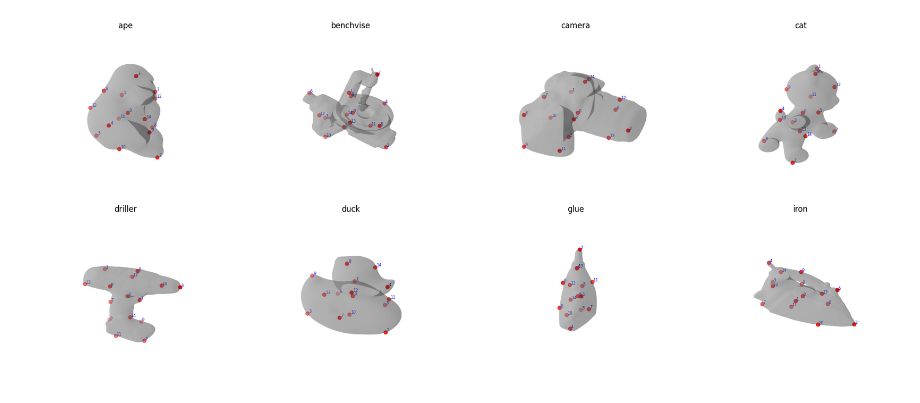
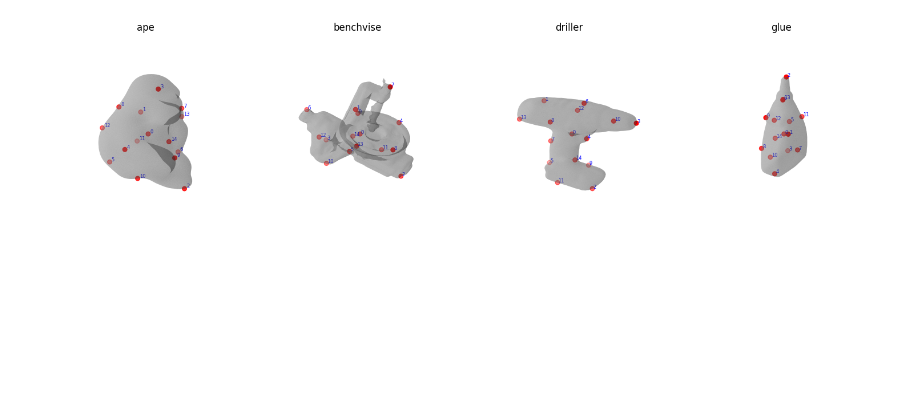
Before and after one commit to loveakinlesi/Robust6DNet, a Jupyter notebook: evaluation/validations/keypoints_3d.ipynb, the cells around one changed output. Drawn from its saved outputs; the diff is of its cells as text; code cells hidden in the pictures; blank space fills up the shorter version.

```diff
--- a/evaluation/validations/keypoints_3d.ipynb
+++ b/evaluation/validations/keypoints_3d.ipynb
@@ -25,7 +25,7 @@ LINEMOD_CLASSES = {
 }
 # %%
 def visualize_multiple_objects(obj_ids):
-    fig = plt.figure(figsize=(20, 8))
+    fig = plt.figure(figsize=(15, 15))
 
     for idx, obj_id in enumerate(obj_ids):
         model_path = BASE_PATH / f"datasets/lm/models/obj_{obj_id:06d}.ply"  # Or .obj / .stl
@@ -65,7 +65,7 @@ def visualize_multiple_objects(obj_ids):
     plt.show()
 # %%
 
-obj_ids = [1, 2, 4, 6, 8, 9, 11, 13]
+obj_ids = [1, 2, 8, 11]
 visualize_multiple_objects(obj_ids)
 # %% [output]
-[figure, old version]
+[figure, new version]
```
Also changed, not shown: 2 other files.
